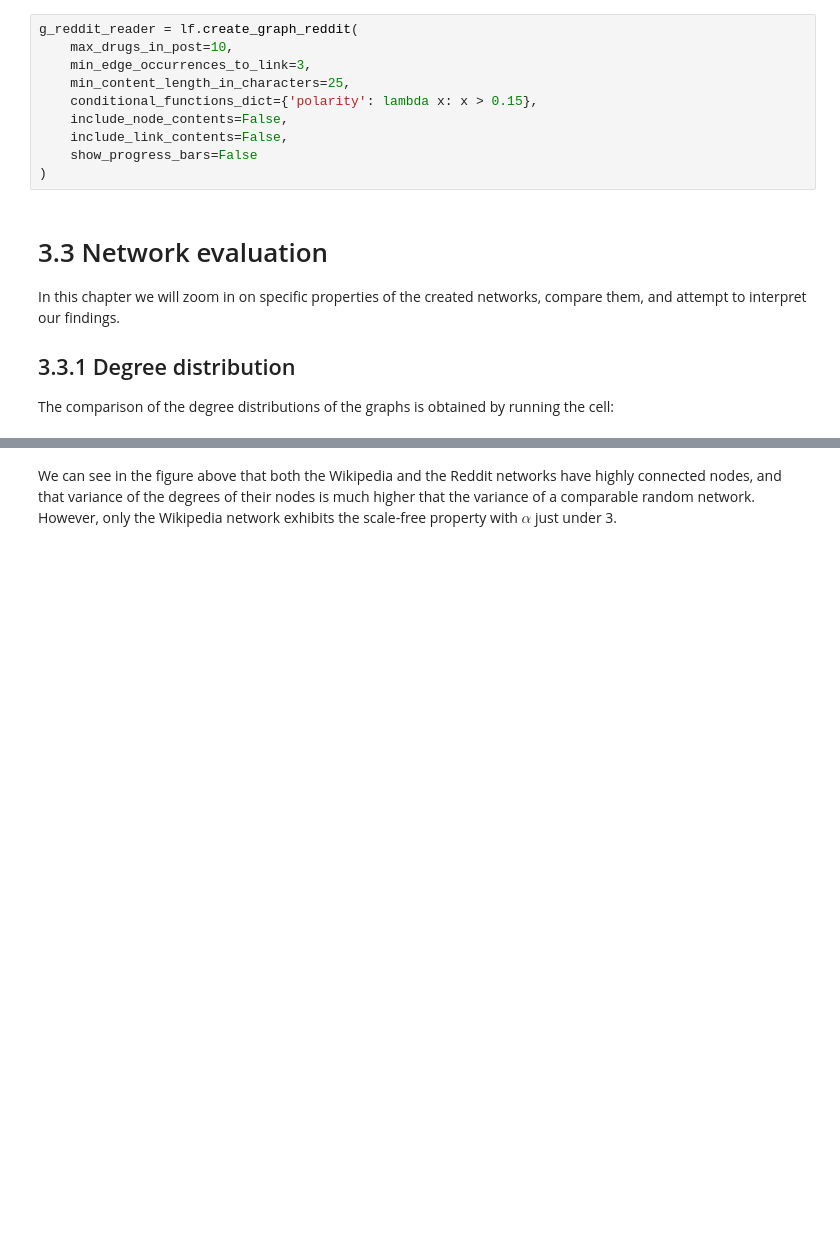
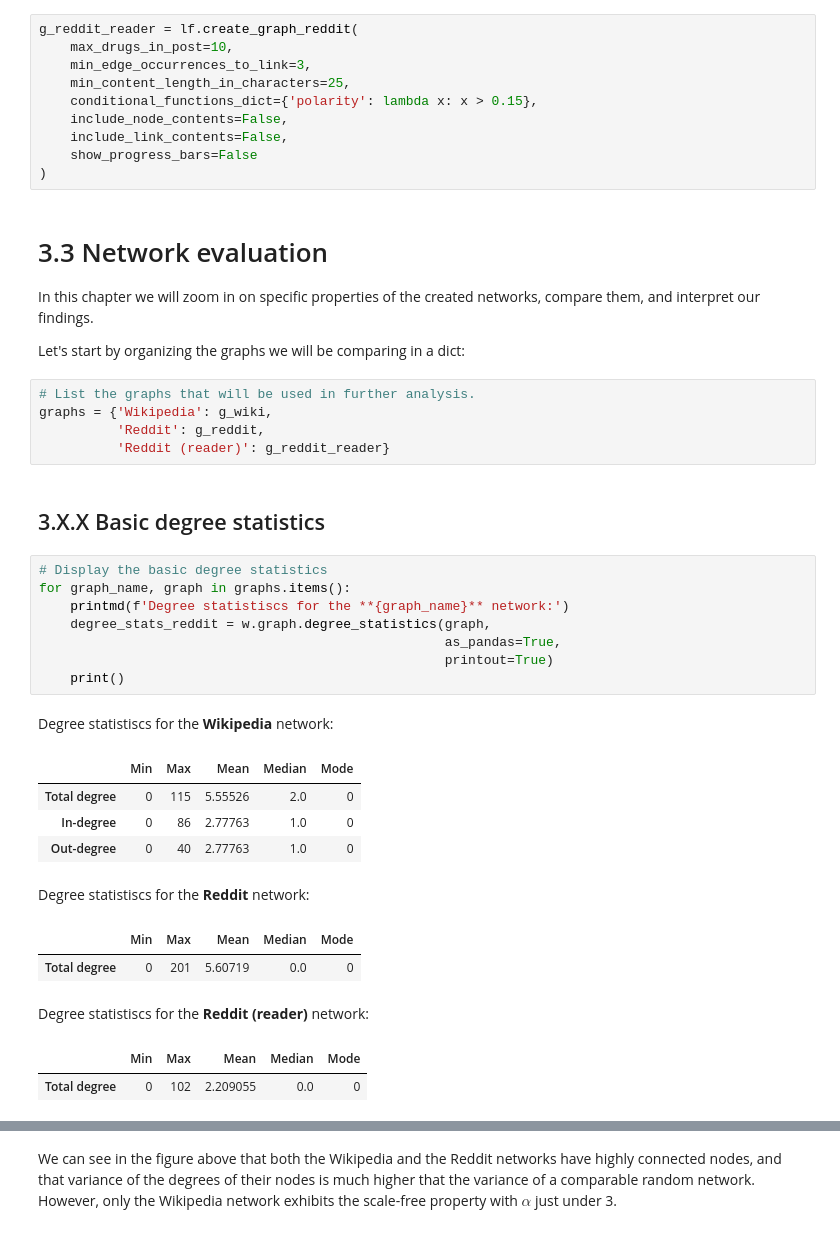
Before and after one commit to wojciechdk/Social_Graphs_and_Interactions_Final_Project, a Jupyter notebook: explainer_notebook/explainer_notebook_wojciech.ipynb, the cells around one changed output, grey strips where cells are left out. Cells and saved outputs as stored; diff of their text form; blank space fills up the shorter version.

```diff
--- a/explainer_notebook/explainer_notebook_wojciech.ipynb
+++ b/explainer_notebook/explainer_notebook_wojciech.ipynb
@@ -226,8 +226,33 @@ g_reddit_reader = lf.create_graph_reddit(
 # %% [markdown]
 # 3.3 Network evaluation
 
-In this chapter we will zoom in on specific properties of the created networks, compare them, and attempt to interpret our findings.
+In this chapter we will zoom in on specific properties of the created networks, compare them, and interpret our findings.
 
-
-## 3.3.1 Degree distribution
-The comparison of the degree distributions of the graphs is obtained by running the cell:
+Let's start by organizing the graphs we will be comparing in a dict:
+# %%
+# List the graphs that will be used in further analysis.
+graphs = {'Wikipedia': g_wiki,
+          'Reddit': g_reddit,
+          'Reddit (reader)': g_reddit_reader}
+# %% [markdown]
+## 3.X.X Basic degree statistics
+# %%
+# Display the basic degree statistics
+for graph_name, graph in graphs.items():
+    printmd(f'Degree statistiscs for the **{graph_name}** network:')
+    degree_stats_reddit = w.graph.degree_statistics(graph,
+                                                    as_pandas=True,
+                                                    printout=True)
+    print()
+# %% [output]
+Degree statistiscs for the **Wikipedia** network:
+|  | Min | Max | Mean | Median | Mode |
+| Total degree | 0 | 115 | 5.55526 | 2.0 | 0 |
+| In-degree | 0 | 86 | 2.77763 | 1.0 | 0 |
+| Out-degree | 0 | 40 | 2.77763 | 1.0 | 0 |
+Degree statistiscs for the **Reddit** network:
+|  | Min | Max | Mean | Median | Mode |
+| Total degree | 0 | 201 | 5.60719 | 0.0 | 0 |
+Degree statistiscs for the **Reddit (reader)** network:
+|  | Min | Max | Mean | Median | Mode |
+| Total degree | 0 | 102 | 2.209055 | 0.0 | 0 |
```
Also changed, not shown: parts of 12 cells of this notebook, 1 other file.
